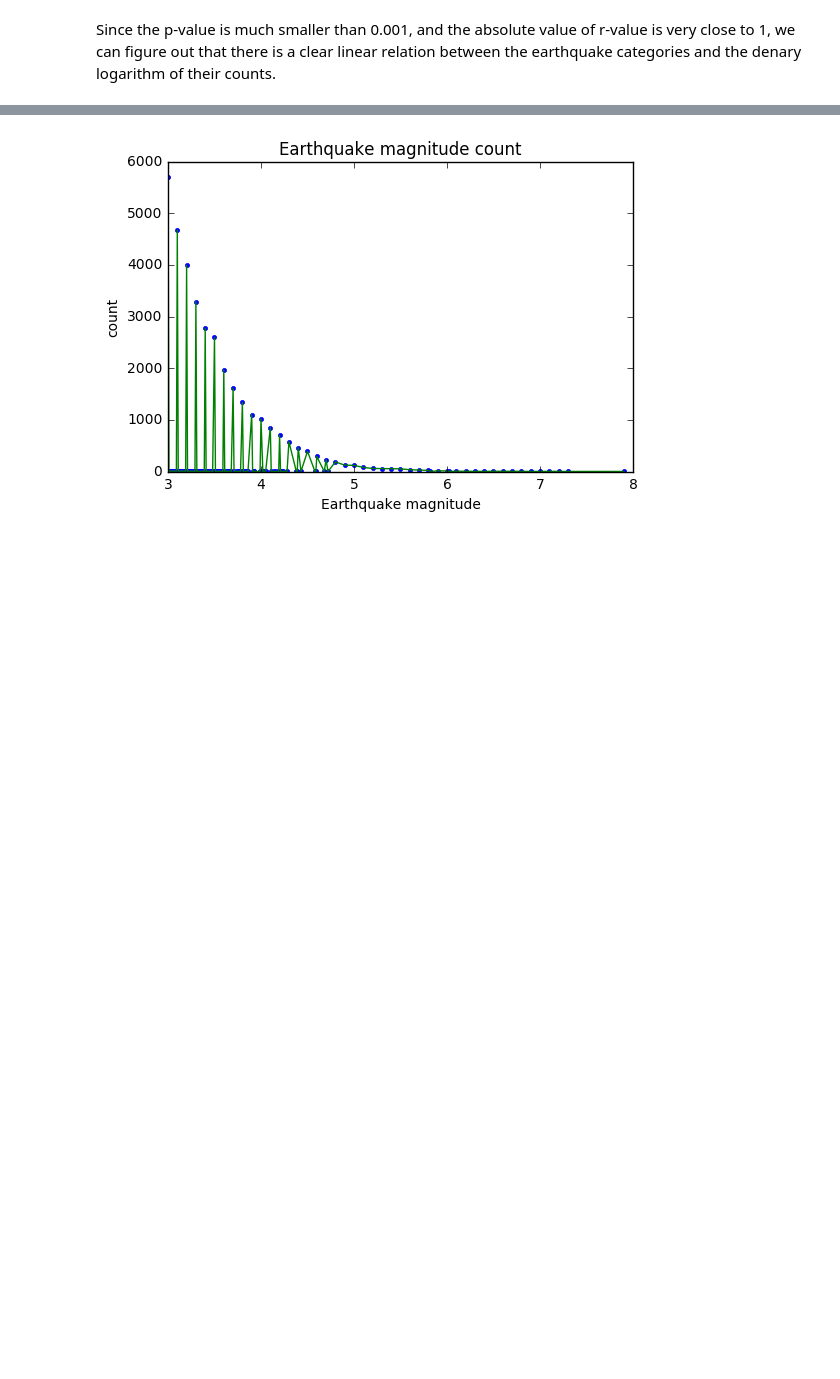
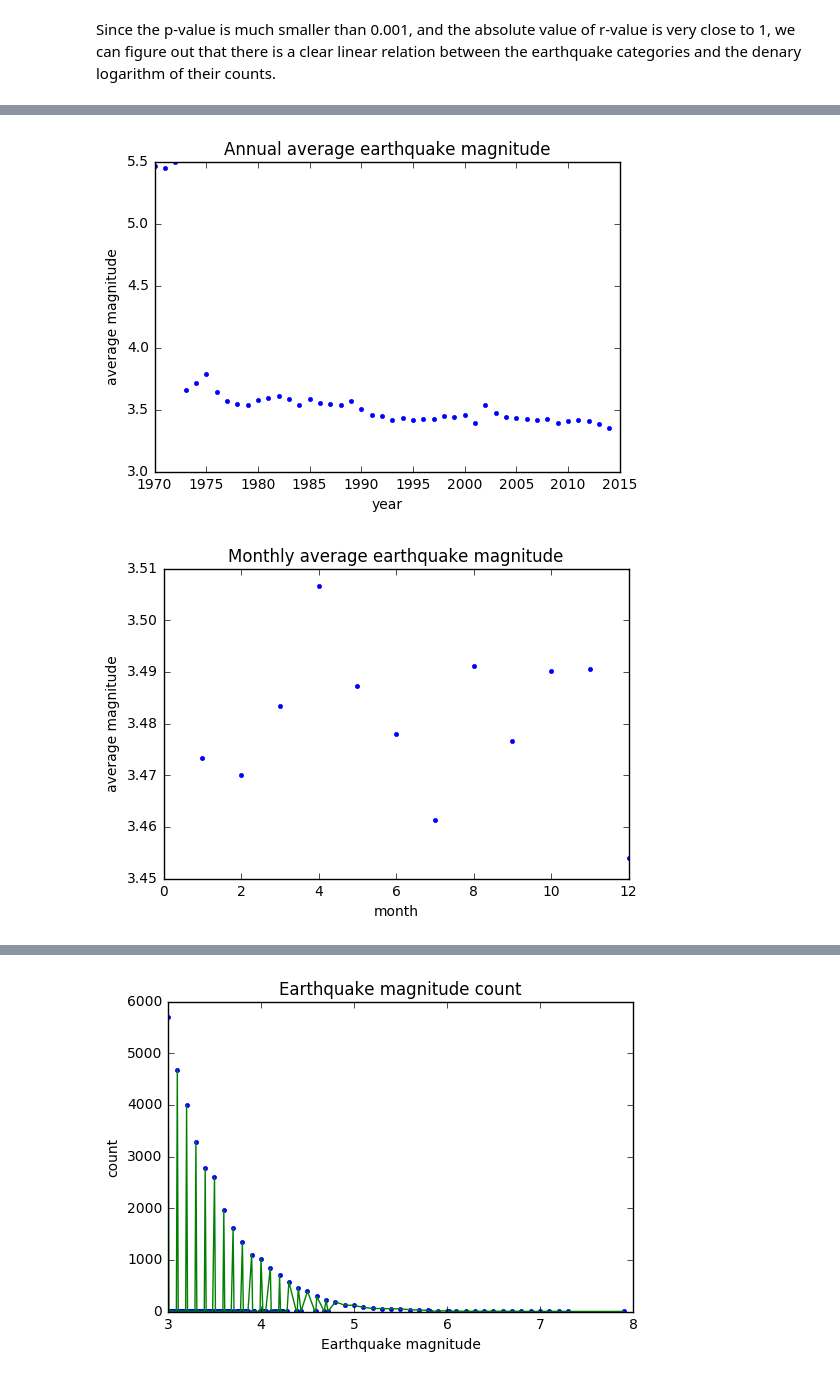
Before and after one commit to UrYuWang/UrYuWang.github.io, a Jupyter notebook: Earthquakes in US.ipynb, the cells around one changed output, grey strips where cells are left out. Drawn from its saved outputs; the diff is of its cells as text; code cells hidden in the pictures; blank space fills up the shorter version.

```diff
--- a/Earthquakes in US.ipynb
+++ b/Earthquakes in US.ipynb
@@ -120,10 +217,22 @@ Since the p-value is much smaller than 0.001, and the absolute value of r-value
 # %%
+#split one column into two
 Earthquake[['date','dtime']] = Earthquake['time'].str.split(' ',1,expand=True)
 Earthquake[['year','month','day']] = Earthquake['date'].str.split('-',2,expand=True)
+#calculate year average and month average
 yearaver = Earthquake[['year','mag']].groupby(['year']).mean().reset_index()
 yearaver.sort_values(['mag'],ascending=True,inplace=True)
 monthaver = Earthquake[['month','mag']].groupby(['month']).mean().reset_index()
 monthaver.sort_values(['mag'],ascending=True,inplace=True)
 Earthquake.sort_values(['mag'],axis = 0, ascending=False,inplace=True)
-Earthquake.head()
+#plot them
+plt.title('Annual average earthquake magnitude')
+plt.plot(yearaver['year'].apply(int),yearaver['mag'],'.')
+plt.xlabel('year')
+plt.ylabel('average magnitude')
+plt.show()
+plt.title('Monthly average earthquake magnitude')
+plt.plot(monthaver['month'],monthaver['mag'],'.')
+plt.xlabel('month')
+plt.ylabel('average magnitude')
+plt.show()
 # %% [output]
@@ -135,0 +239,2 @@ Earthquake.head()
+[figure, added]
+[figure, added]
```
Also changed, not shown: parts of 38 cells of this notebook, 1 other file.
